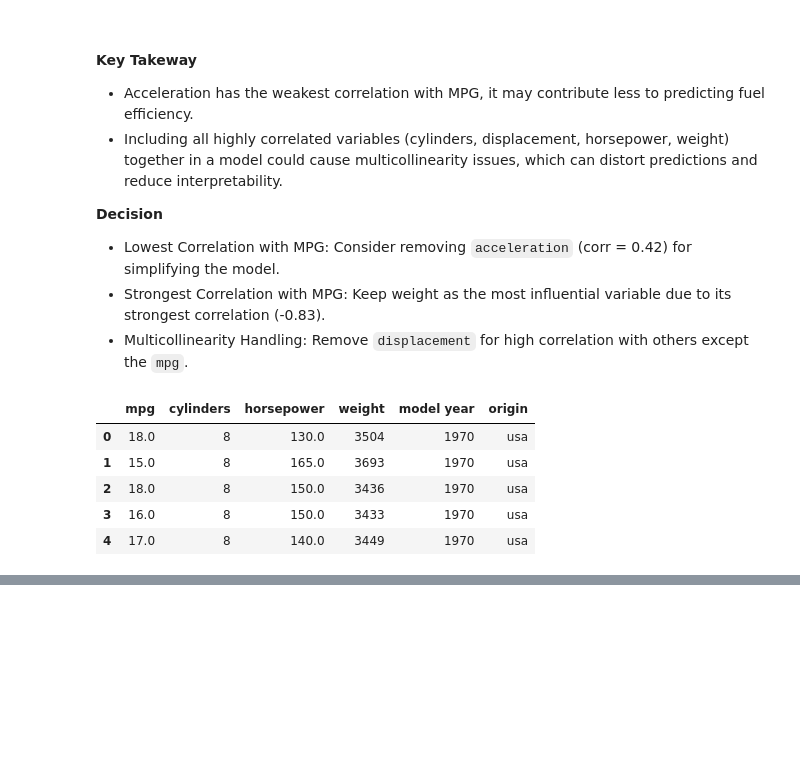
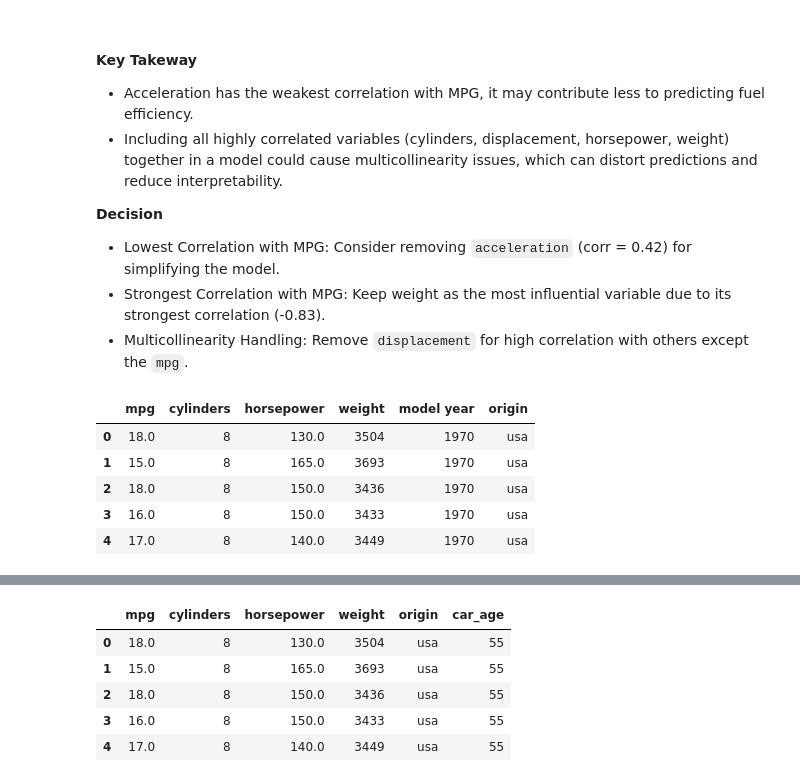
Before and after one commit to tshihab07/MPG-Forecasting-Model, a Jupyter notebook: MPG Forecasting Model.ipynb, the cells around one changed output, grey strips where cells are left out. Cells and saved outputs as stored; diff of their text form; code cells hidden in the pictures; blank space fills up the shorter version.

Commit message:
Feature engineering: derive new metric and drop source

```diff
--- a/MPG Forecasting Model.ipynb
+++ b/MPG Forecasting Model.ipynb
@@ -584,0 +592,16 @@ df.head()
+# %%
+# create new feature 'car_age' based on 'model year'
+df['car_age'] = datetime.now().year - df['model year']
+
+# drop 'model year' column as it's now redundant
+df.drop('model year', axis=1, inplace=True)
+# %%
+# new dataset review with new changes
+df.head()
+# %% [output]
+|  | mpg | cylinders | horsepower | weight | origin | car_age |
+| 0 | 18.0 | 8 | 130.0 | 3504 | usa | 55 |
+| 1 | 15.0 | 8 | 165.0 | 3693 | usa | 55 |
+| 2 | 18.0 | 8 | 150.0 | 3436 | usa | 55 |
+| 3 | 16.0 | 8 | 150.0 | 3433 | usa | 55 |
+| 4 | 17.0 | 8 | 140.0 | 3449 | usa | 55 |
```
Also changed, not shown: parts of 3 cells of this notebook.
